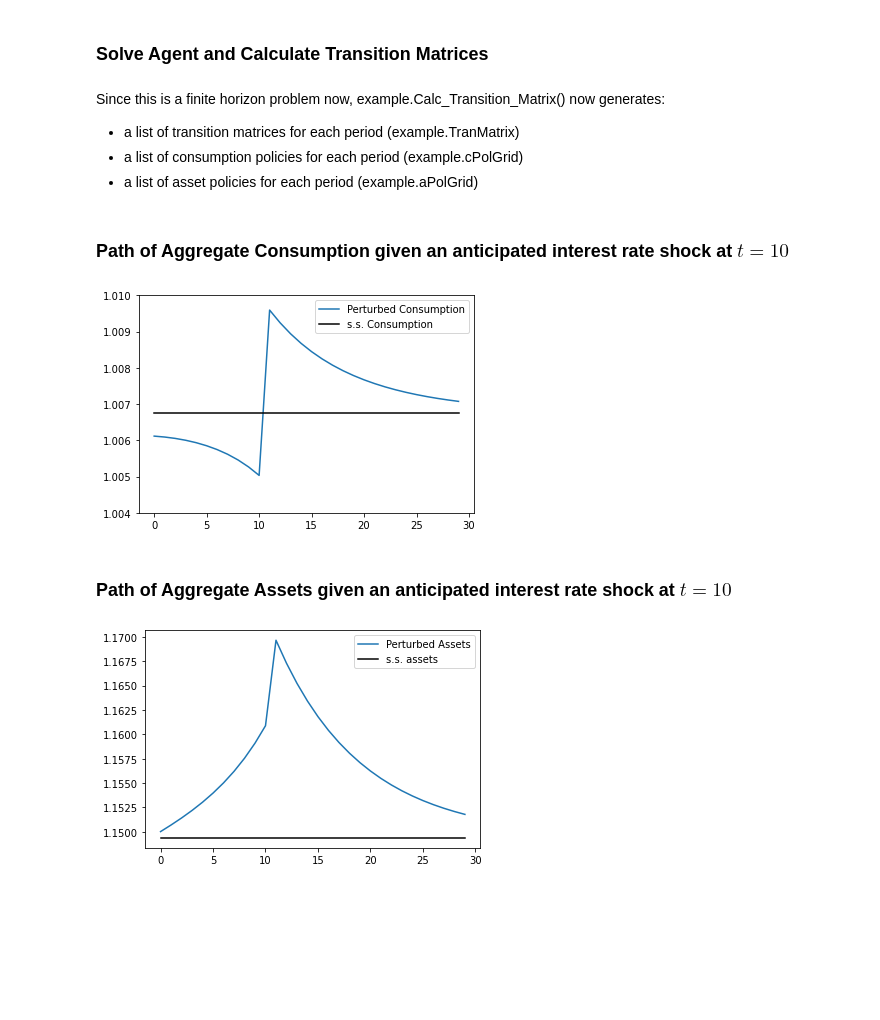
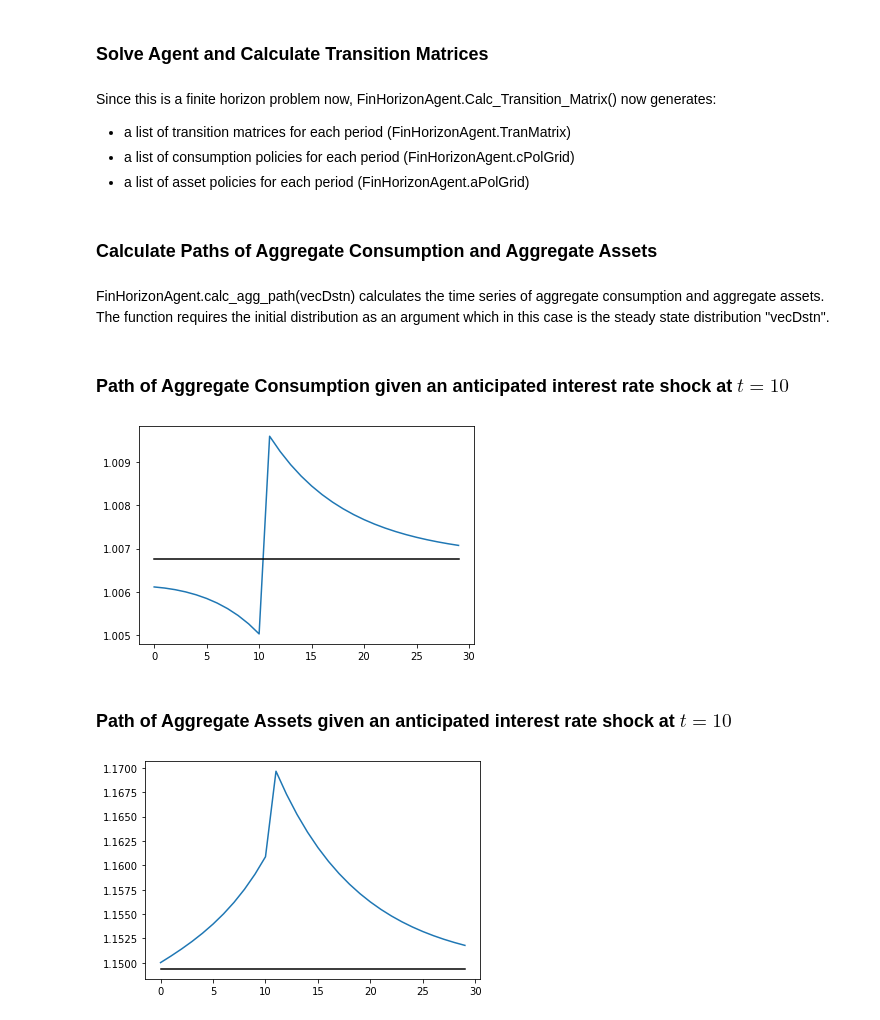
Before and after one commit to econ-ark/BayerLuetticke, a Jupyter notebook: Examples/IndShockConsumerType_extend-Example.ipynb, the cells around one changed output. Saved outputs shown, nothing was run; the diff lists cells and outputs as text; code cells hidden in the pictures; blank space fills up the shorter version.

```diff
--- a/Examples/IndShockConsumerType_extend-Example.ipynb
+++ b/Examples/IndShockConsumerType_extend-Example.ipynb
@@ -278,19 +245,18 @@ We need to specify an agent who faces a finite horizon problem. The agent now ta
 params = deepcopy(Dict)
 params['T_cycle']= 30 # Set Horizon Length T = 30
 params['LivPrb']= params['T_cycle']*[ss.LivPrb[0]] # list of living probabilities
-params['PermGroFac']=params['T_cycle']*[1] # list of permanent growth factor
+params['PermGroFac']= params['T_cycle']*[1] # list of permanent growth factor
 params['PermShkStd'] = params['T_cycle']*[ss.PermShkStd[0]] # list of permanent shock standard deviations
 params['TranShkStd']= params['T_cycle']*[ss.TranShkStd[0]] # list of transitory shock standard deviations
-params['Rfree'] = params['T_cycle']*[ss.Rfree] # list of interest rates (will be changed shortly)
 
 FinHorizonAgent = IndShockConsumerType(**params, verbose = 0) # input these parameters into the agent.
 FinHorizonAgent.cycles = 1
 FinHorizonAgent.del_from_time_inv('Rfree') #delete Rfree from time invariant list since it varies overtime
 FinHorizonAgent.add_to_time_vary('Rfree')
-FinHorizonAgent.IncShkDstn = params['T_cycle']*ss.IncShkDstn
 
 #Below is crucial!!
-FinHorizonAgent.cFunc_terminal_ = deepcopy(ss.solution[0].cFunc) # Set Terminal Solution as Steady State Consumption Function
+FinHorizonAgent.cFunc_terminal_ = deepcopy(ss.solution[0].cFunc) # Set Terminal Solution as Steady State Consumption Function.
+                                                                 # This is to ensure after the shock the economy returns to its original steady state.
 # %% [markdown]
 ### Implement perturbation in interest rate
 
@@ -309,6 +275,8 @@ FinHorizonAgent.Calc_Transition_Matrix()
 # %% [markdown]
-Since this is a finite horizon problem now, example.Calc_Transition_Matrix() now generates:
-- a list of transition matrices for each period (example.TranMatrix)
-- a list of consumption policies for each period (example.cPolGrid)
-- a list of asset policies for each period (example.aPolGrid)
+Since this is a finite horizon problem now, FinHorizonAgent.Calc_Transition_Matrix() now generates:
+- a list of transition matrices for each period (FinHorizonAgent.TranMatrix)
+- a list of consumption policies for each period (FinHorizonAgent.cPolGrid)
+- a list of asset policies for each period (FinHorizonAgent.aPolGrid)
+# %% [markdown]
+### Calculate Paths of Aggregate Consumption and Aggregate Assets
 # %%
@@ -340,19 +284,20 @@ AggA_List  = np.array(AggA_List).T[0]
+# %% [markdown]
+FinHorizonAgent.calc_agg_path(vecDstn) calculates the time series of aggregate consumption and aggregate assets. The function requires the initial distribution as an argument which in this case is the steady state distribution "vecDstn".
 # %% [markdown]
 ### Path of Aggregate Consumption given an anticipated interest rate shock at $t=10$
 # %%
-plt.plot(AggC_List,label= 'Perturbed Consumption' ) # Plots Aggregate Consumption given a change in there interest rate during period 10
-plt.plot(np.ones( len(AggC_List) )* C_ss,label = 's.s. Consumption', color = 'k') #Plots steady state Aggregate Consumption
-plt.ylim([1.004,1.01])
-plt.legend()
+plt.plot(FinHorizonAgent.AggC)
+plt.plot(np.ones( len(FinHorizonAgent.AggA) )* 1.00676409, 'k')
+#plt.ylim([1.004,1.01])
 plt.show()
 # %% [output]
-[figure, old version]
+[figure, new version]
 # %% [markdown]
 ### Path of Aggregate Assets given an anticipated interest rate shock at $t=10$
 # %%
-plt.plot(AggA_List, label = 'Perturbed Assets') # Plots Aggregate Assets given a change in there interest rate during period 10
-plt.plot(np.ones( len(AggA_List) )* A_ss,label= 's.s. assets', color= 'k') #Plots steady state Aggregate Assets
-plt.legend()
+plt.plot(FinHorizonAgent.AggA)
+plt.plot(np.ones( len(FinHorizonAgent.AggA) )* A_ss, 'k')
+#plt.ylim([1.004,1.01])
 plt.show()
 # %% [output]
-[figure, old version]
+[figure, new version]
```
Also changed, not shown: parts of 10 cells of this notebook.
